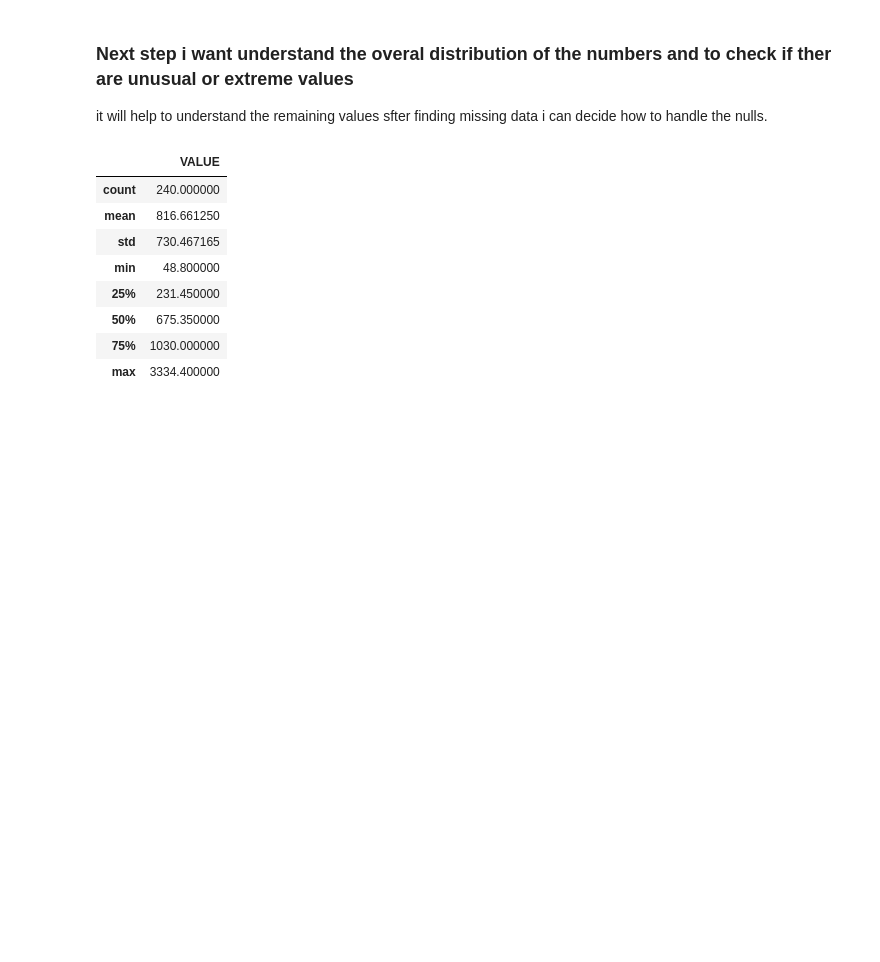
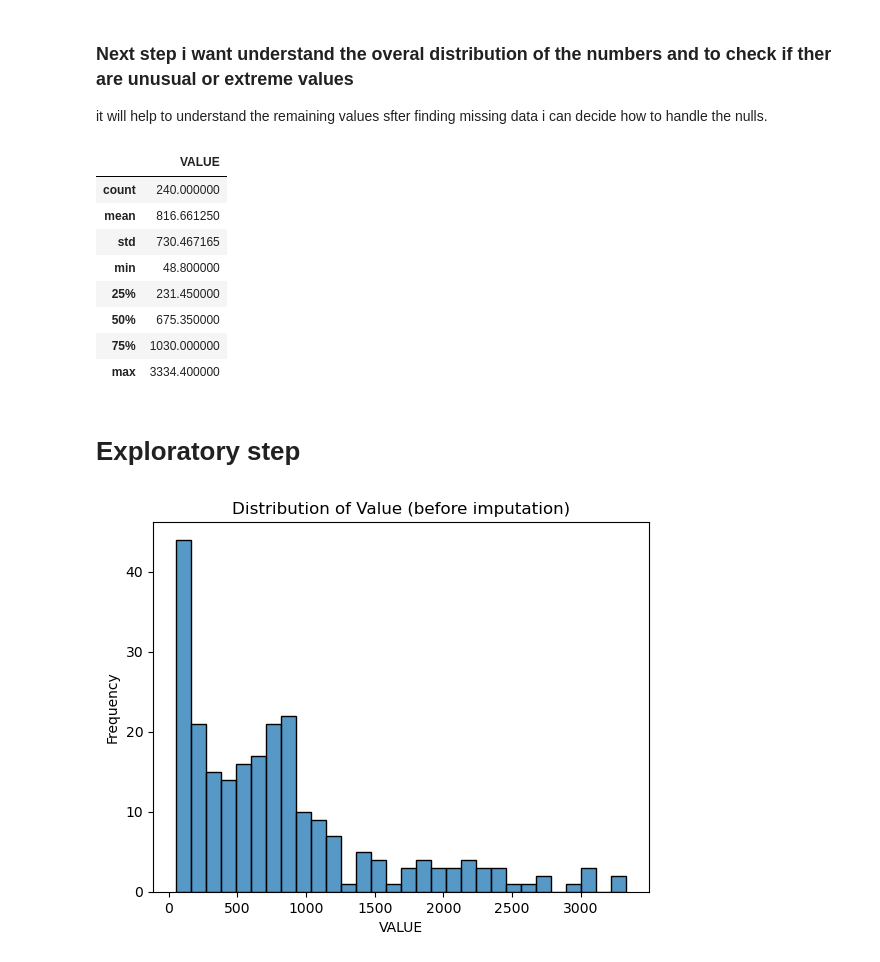
Before and after one commit to sba25225-ai/L9Cert_overseasTrips, a Jupyter notebook: Overseas_Trip_Ireland.ipynb, the cells around one changed output. Cells and saved outputs as stored; diff of their text form; code cells hidden in the pictures; blank space fills up the shorter version.

Commit message:
step before imputation and using mean strategy

```diff
--- a/Overseas_Trip_Ireland.ipynb
+++ b/Overseas_Trip_Ireland.ipynb
@@ -74,3 +76,16 @@ tm.describe()
 | 50% | 675.350000 |
 | 75% | 1030.000000 |
 | max | 3334.400000 |
+# %% [markdown]
+# Exploratory step
+# %%
+import seaborn as sns
+import matplotlib.pyplot as plt
+
+sns.histplot(tm["VALUE"], bins=30, kde=False)
+plt.title("Distribution of Value (before imputation)")
+plt.xlabel("VALUE")
+plt.ylabel("Frequency")
+plt.show()
+# %% [output]
+[figure, added]
```
Also changed, not shown: parts of 6 cells of this notebook.
